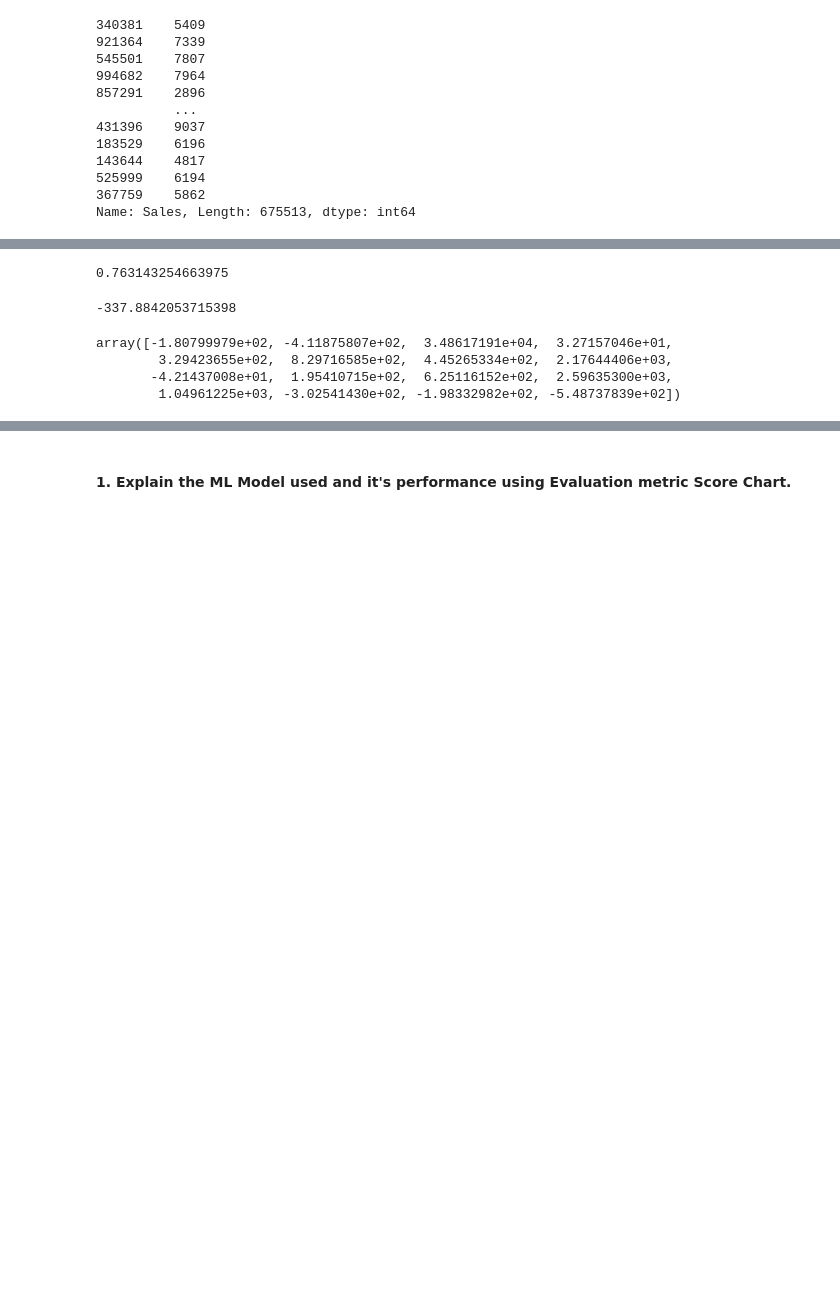
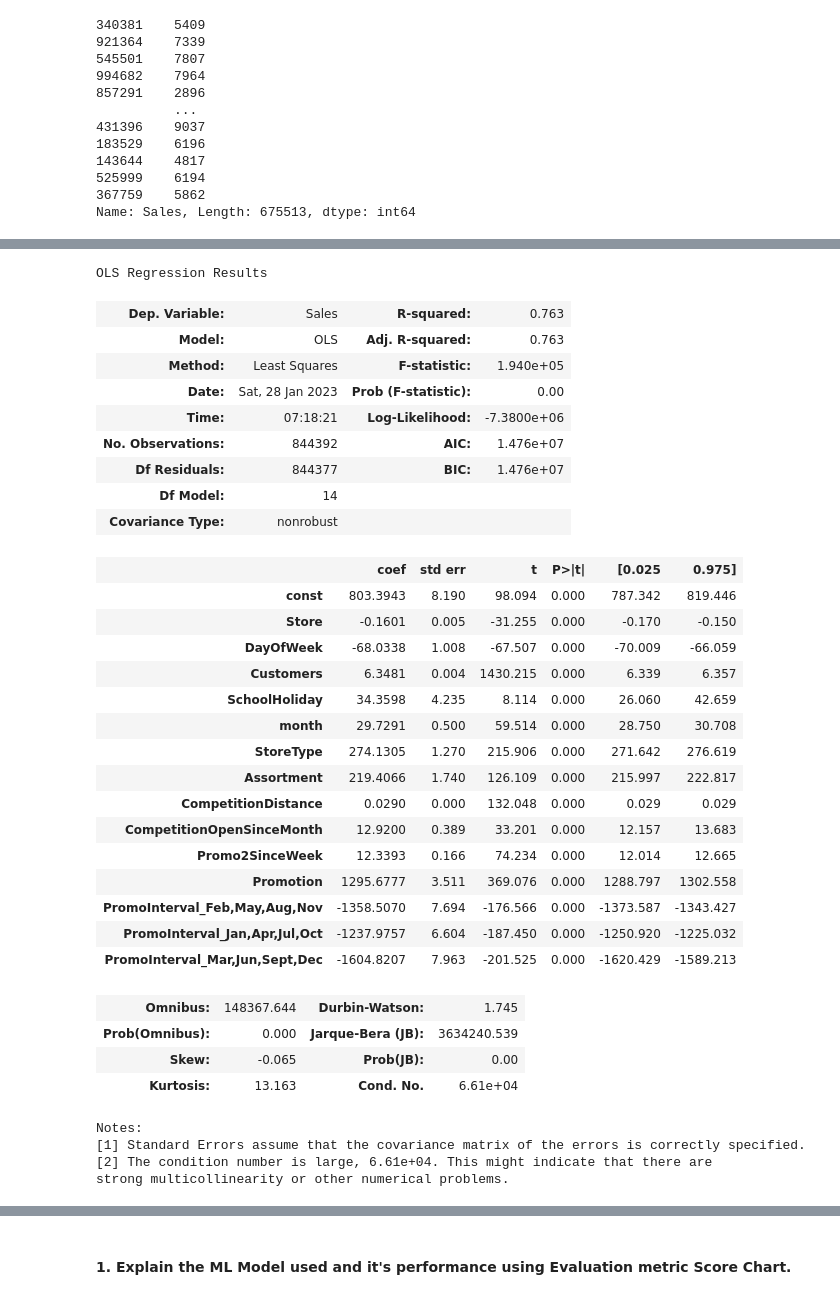
Before and after one commit to Jeetesh-KumarM/CAPSTONE-PROJECT-2-Regression, a Jupyter notebook: Capstone_Project_2_Regression.ipynb, the cells around one changed output, grey strips where cells are left out. Saved outputs shown, nothing was run; the diff lists cells and outputs as text; code cells hidden in the pictures; blank space fills up the shorter version.

```diff
--- a/Capstone_Project_2_Regression.ipynb
+++ b/Capstone_Project_2_Regression.ipynb
@@ -1356,26 +1355,42 @@ sns.lmplot(x='Real', y='PredictedLR', data=dataset_lr, line_kws={'color': 'black
-# %%
-
-
-# Transforming data
-scaler = MinMaxScaler()
-X_train = scaler.fit_transform(X_train)
-X_test = scaler.transform(X_test)
-
-# Fitting Multiple Linear Regression to the Training set
-regressor = LinearRegression()
-regressor.fit(X_train, y_train)
-
-regressor.score(X_train, y_train)
-# %% [output]
-0.763143254663975
-# %%
-regressor.intercept_
-# %% [output]
--337.8842053715398
-# %%
-regressor.coef_
-# %% [output]
-array([-1.80799979e+02, -4.11875807e+02,  3.48617191e+04,  3.27157046e+01,
-        3.29423655e+02,  8.29716585e+02,  4.45265334e+02,  2.17644406e+03,
-       -4.21437008e+01,  1.95410715e+02,  6.25116152e+02,  2.59635300e+03,
-        1.04961225e+03, -3.02541430e+02, -1.98332982e+02, -5.48737839e+02])
+# %%
+X = sm.add_constant(X) ## let's add an intercept (beta_0) to our model
+model = sm.OLS(y, X).fit() ## sm.OLS(output, input)
+predictions = model.predict(X)
+
+# Print out the statistics
+model.summary()
+# %% [output]
+OLS Regression Results
+| Dep. Variable: | Sales | R-squared: | 0.763 |
+| Model: | OLS | Adj. R-squared: | 0.763 |
+| Method: | Least Squares | F-statistic: | 1.940e+05 |
+| Date: | Sat, 28 Jan 2023 | Prob (F-statistic): | 0.00 |
+| Time: | 07:18:21 | Log-Likelihood: | -7.3800e+06 |
+| No. Observations: | 844392 | AIC: | 1.476e+07 |
+| Df Residuals: | 844377 | BIC: | 1.476e+07 |
+| Df Model: | 14 |  |  |
+| Covariance Type: | nonrobust |  |  |
+|  | coef | std err | t | P>|t| | [0.025 | 0.975] |
+| const | 803.3943 | 8.190 | 98.094 | 0.000 | 787.342 | 819.446 |
+| Store | -0.1601 | 0.005 | -31.255 | 0.000 | -0.170 | -0.150 |
+| DayOfWeek | -68.0338 | 1.008 | -67.507 | 0.000 | -70.009 | -66.059 |
+| Customers | 6.3481 | 0.004 | 1430.215 | 0.000 | 6.339 | 6.357 |
+| SchoolHoliday | 34.3598 | 4.235 | 8.114 | 0.000 | 26.060 | 42.659 |
+| month | 29.7291 | 0.500 | 59.514 | 0.000 | 28.750 | 30.708 |
+| StoreType | 274.1305 | 1.270 | 215.906 | 0.000 | 271.642 | 276.619 |
+| Assortment | 219.4066 | 1.740 | 126.109 | 0.000 | 215.997 | 222.817 |
+| CompetitionDistance | 0.0290 | 0.000 | 132.048 | 0.000 | 0.029 | 0.029 |
+| CompetitionOpenSinceMonth | 12.9200 | 0.389 | 33.201 | 0.000 | 12.157 | 13.683 |
+| Promo2SinceWeek | 12.3393 | 0.166 | 74.234 | 0.000 | 12.014 | 12.665 |
+| Promotion | 1295.6777 | 3.511 | 369.076 | 0.000 | 1288.797 | 1302.558 |
+| PromoInterval_Feb,May,Aug,Nov | -1358.5070 | 7.694 | -176.566 | 0.000 | -1373.587 | -1343.427 |
+| PromoInterval_Jan,Apr,Jul,Oct | -1237.9757 | 6.604 | -187.450 | 0.000 | -1250.920 | -1225.032 |
+| PromoInterval_Mar,Jun,Sept,Dec | -1604.8207 | 7.963 | -201.525 | 0.000 | -1620.429 | -1589.213 |
+| Omnibus: | 148367.644 | Durbin-Watson: | 1.745 |
+| Prob(Omnibus): | 0.000 | Jarque-Bera (JB): | 3634240.539 |
+| Skew: | -0.065 | Prob(JB): | 0.00 |
+| Kurtosis: | 13.163 | Cond. No. | 6.61e+04 |
+Notes:
+[1] Standard Errors assume that the covariance matrix of the errors is correctly specified.
+[2] The condition number is large, 6.61e+04. This might indicate that there are
+strong multicollinearity or other numerical problems.
```
Also changed, not shown: parts of 24 cells of this notebook.
